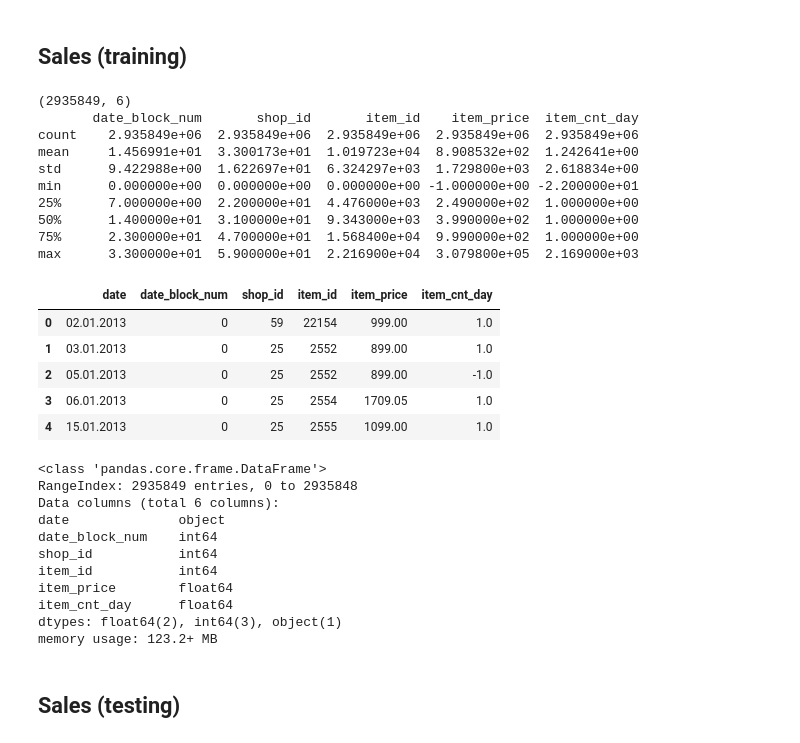
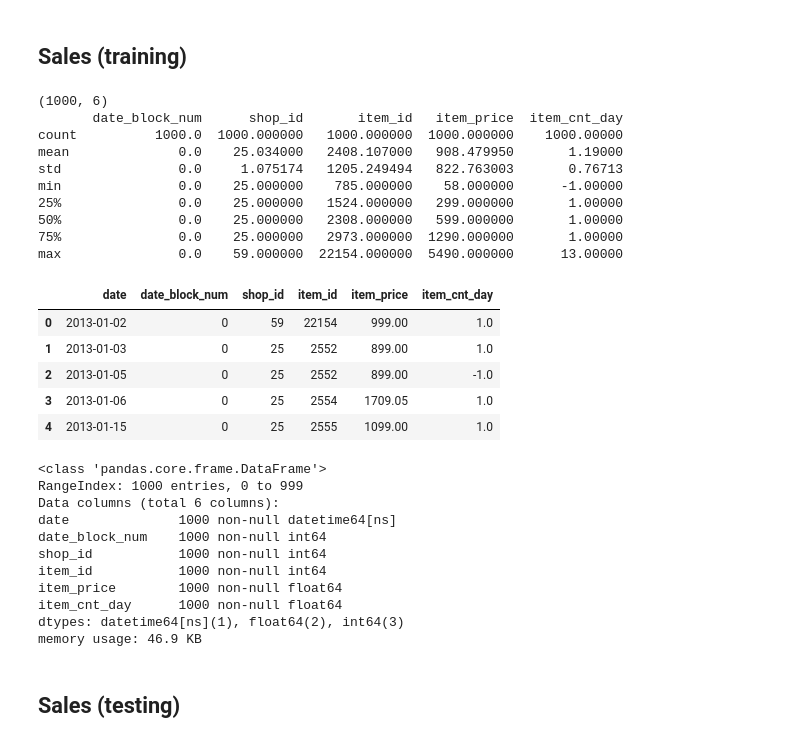
Before and after one commit to hjort/ai-labs, a Jupyter notebook: jupyter/future-sales/Predict Future Sales in Russia - Hjort.ipynb, the cells around one changed output. Drawn from its saved outputs; the diff is of its cells as text; code cells hidden in the pictures.

Commit message:
sales russia

```diff
--- a/jupyter/future-sales/Predict Future Sales in Russia - Hjort.ipynb
+++ b/jupyter/future-sales/Predict Future Sales in Russia - Hjort.ipynb
@@ -12,6 +12,10 @@
 - test.csv
 # %%
 import pandas as pd
+# %%
+# definir parâmetros extras
+pd.set_option('precision', 4)
+pd.set_option('display.max_columns', 100)
 # %%
 input_prefix = 'data/'
 # %% [markdown]
@@ -209,25 +213,26 @@ memory usage: 284.1+ KB
 # %% [markdown]
 ## Sales (training)
 # %%
-df_train = pd.read_csv(input_prefix + 'sales_train.csv')
+dateparse = lambda x: pd.datetime.strptime(x, '%d.%m.%Y')
+df_train = pd.read_csv(input_prefix + 'sales_train-1k.csv', parse_dates=['date'], date_parser=dateparse)
 print(df_train.shape)
 print(df_train.describe())
 df_train.head()
 # %% [output]
-(2935849, 6)
-       date_block_num       shop_id       item_id    item_price  item_cnt_day
-count    2.935849e+06  2.935849e+06  2.935849e+06  2.935849e+06  2.935849e+06
-mean     1.456991e+01  3.300173e+01  1.019723e+04  8.908532e+02  1.242641e+00
-std      9.422988e+00  1.622697e+01  6.324297e+03  1.729800e+03  2.618834e+00
-min      0.000000e+00  0.000000e+00  0.000000e+00 -1.000000e+00 -2.200000e+01
-25%      7.000000e+00  2.200000e+01  4.476000e+03  2.490000e+02  1.000000e+00
-50%      1.400000e+01  3.100000e+01  9.343000e+03  3.990000e+02  1.000000e+00
-75%      2.300000e+01  4.700000e+01  1.568400e+04  9.990000e+02  1.000000e+00
-max      3.300000e+01  5.900000e+01  2.216900e+04  3.079800e+05  2.169000e+03
+(1000, 6)
+       date_block_num      shop_id       item_id   item_price  item_cnt_day
+count          1000.0  1000.000000   1000.000000  1000.000000    1000.00000
+mean              0.0    25.034000   2408.107000   908.479950       1.19000
+std               0.0     1.075174   1205.249494   822.763003       0.76713
+min               0.0    25.000000    785.000000    58.000000      -1.00000
+25%               0.0    25.000000   1524.000000   299.000000       1.00000
+50%               0.0    25.000000   2308.000000   599.000000       1.00000
+75%               0.0    25.000000   2973.000000  1290.000000       1.00000
+max               0.0    59.000000  22154.000000  5490.000000      13.00000
 |  | date | date_block_num | shop_id | item_id | item_price | item_cnt_day |
-| 0 | 02.01.2013 | 0 | 59 | 22154 | 999.00 | 1.0 |
-| 1 | 03.01.2013 | 0 | 25 | 2552 | 899.00 | 1.0 |
-| 2 | 05.01.2013 | 0 | 25 | 2552 | 899.00 | -1.0 |
-| 3 | 06.01.2013 | 0 | 25 | 2554 | 1709.05 | 1.0 |
-| 4 | 15.01.2013 | 0 | 25 | 2555 | 1099.00 | 1.0 |
+| 0 | 2013-01-02 | 0 | 59 | 22154 | 999.00 | 1.0 |
+| 1 | 2013-01-03 | 0 | 25 | 2552 | 899.00 | 1.0 |
+| 2 | 2013-01-05 | 0 | 25 | 2552 | 899.00 | -1.0 |
+| 3 | 2013-01-06 | 0 | 25 | 2554 | 1709.05 | 1.0 |
+| 4 | 2013-01-15 | 0 | 25 | 2555 | 1099.00 | 1.0 |
 # %%
@@ -244,16 +256,16 @@ max      3.300000e+01  5.900000e+01  2.216900e+04  3.079800e+05  2.169000e+03
 df_train.info()
 # %% [output]
 <class 'pandas.core.frame.DataFrame'>
-RangeIndex: 2935849 entries, 0 to 2935848
+RangeIndex: 1000 entries, 0 to 999
 Data columns (total 6 columns):
-date              object
-date_block_num    int64
-shop_id           int64
-item_id           int64
-item_price        float64
-item_cnt_day      float64
-dtypes: float64(2), int64(3), object(1)
-memory usage: 123.2+ MB
+date              1000 non-null datetime64[ns]
+date_block_num    1000 non-null int64
+shop_id           1000 non-null int64
+item_id           1000 non-null int64
+item_price        1000 non-null float64
+item_cnt_day      1000 non-null float64
+dtypes: datetime64[ns](1), float64(2), int64(3)
+memory usage: 46.9 KB
 # %% [markdown]
 ## Sales (testing)
 # %%
```
Also changed, not shown: parts of 5 cells of this notebook, 5 other files.
